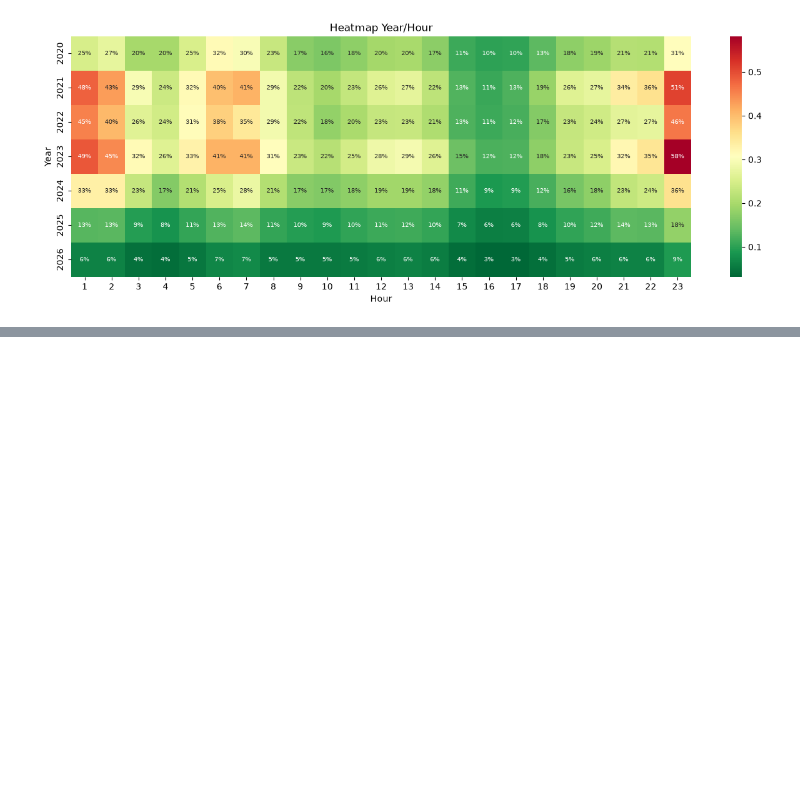
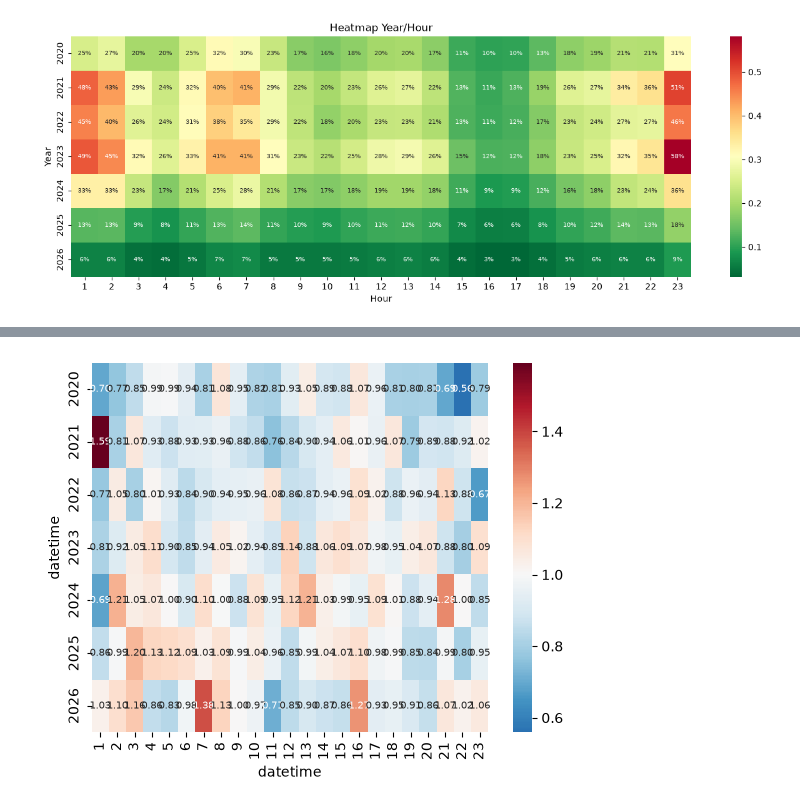
Before and after one commit to K4iserDev/Quant, a Jupyter notebook: notebooks/02_market.ipynb, the cells around one changed output, grey strips where cells are left out. Drawn from its saved outputs; the diff is of its cells as text; code cells hidden in the pictures; blank space fills up the shorter version.

```diff
--- a/notebooks/02_market.ipynb
+++ b/notebooks/02_market.ipynb
@@ -87,0 +192,7 @@ plt.show()
+# %%
+vr_hora_anio = (tmp.groupby([tmp.index.year, tmp.index.hour])["r_fut2"].mean()
+                / tmp.groupby([tmp.index.year, tmp.index.hour])["var_real"].mean()).unstack()
+sns.heatmap(vr_hora_anio, cmap="RdBu_r", center=1, annot=True, fmt=".2f", annot_kws={"size": 7})
+plt.show()
+# %% [output]
+[figure, added]
```
Also changed, not shown: parts of 11 cells of this notebook, 1 other file.
